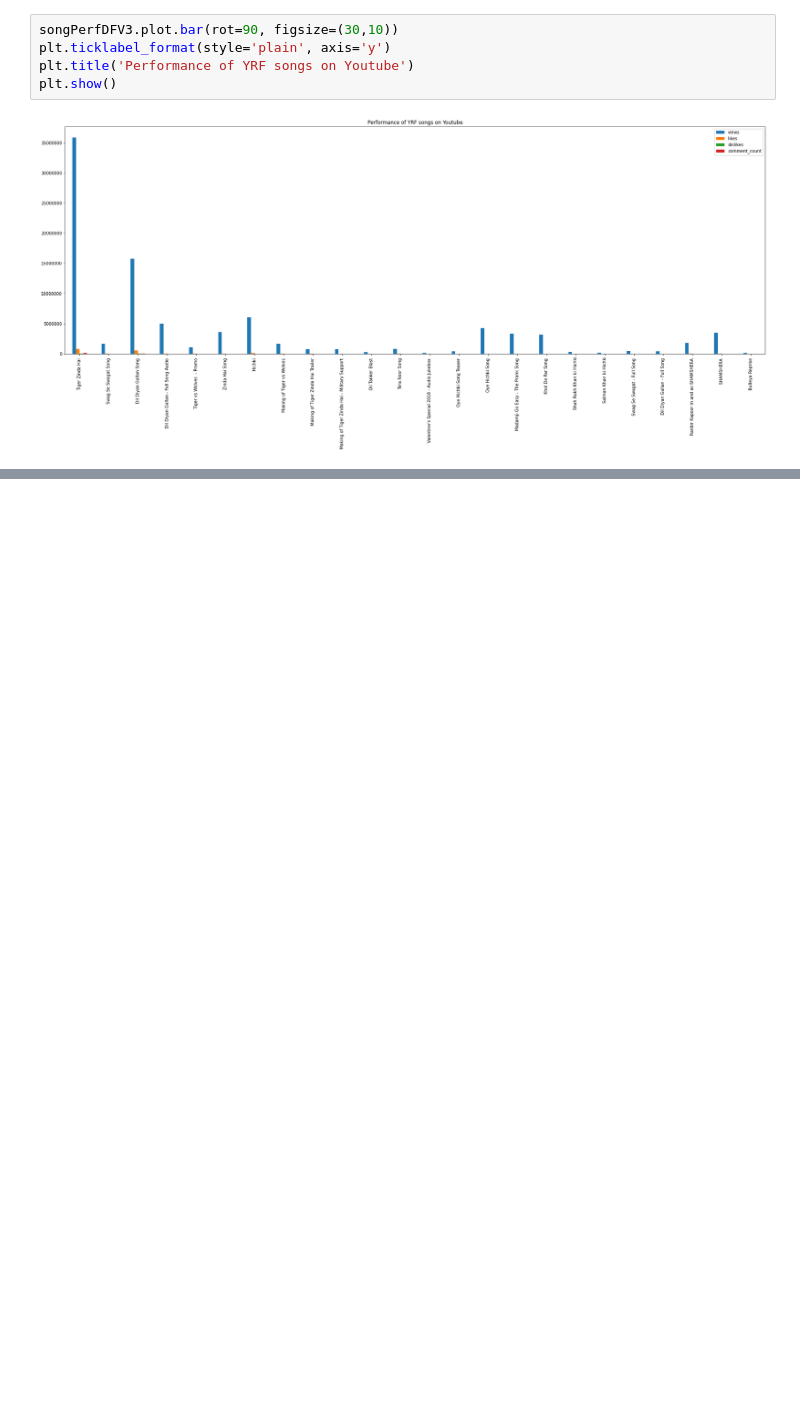
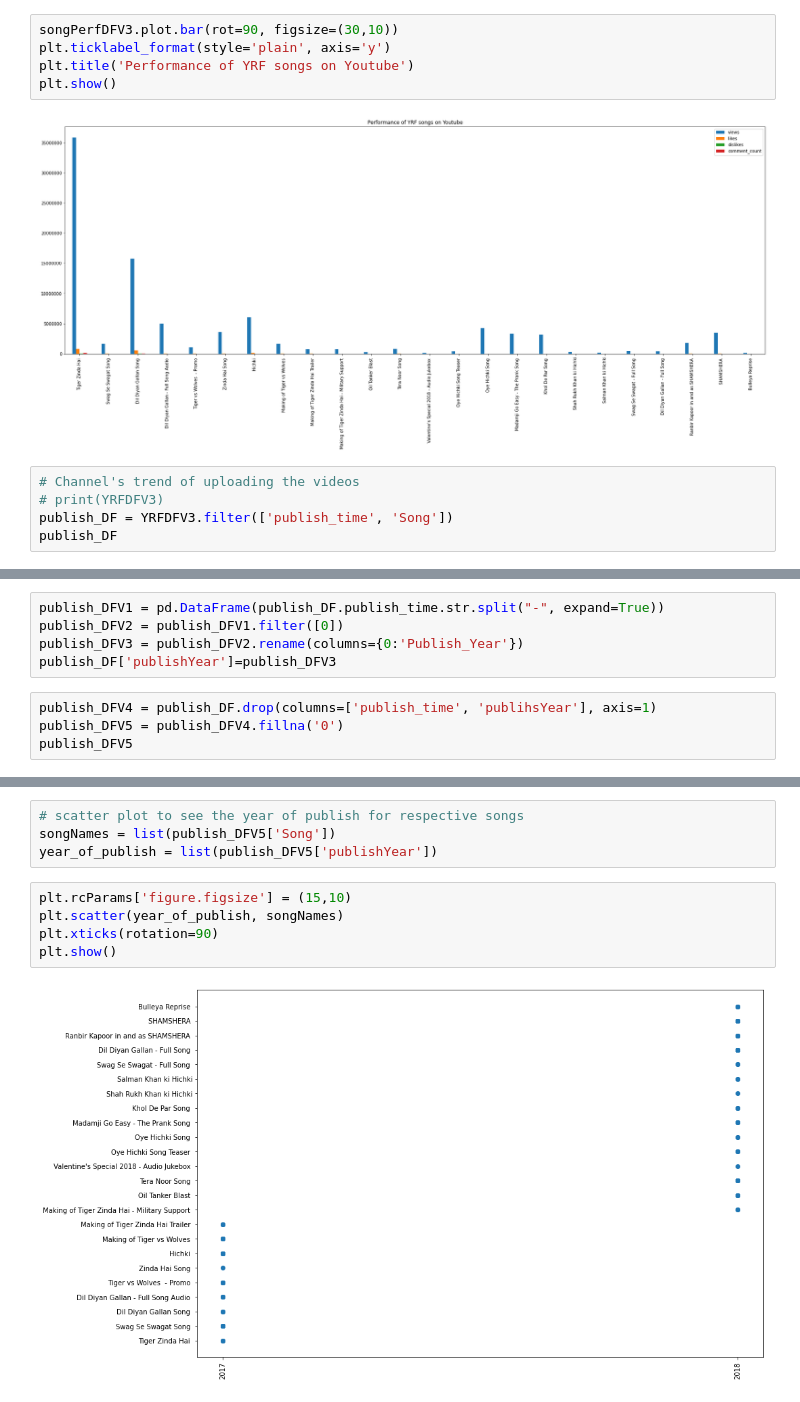
Before and after one commit to kartikay89/Data-Analysis, a Jupyter notebook: Youtube.ipynb, the cells around one changed output, grey strips where cells are left out. Cells and saved outputs as stored; diff of their text form; blank space fills up the shorter version.

```diff
--- a/Youtube.ipynb
+++ b/Youtube.ipynb
@@ -198,3 +198,8 @@ plt.title('Performance of YRF songs on Youtube')
 plt.show()
 # %% [output]
 [figure]
+# %%
+# Channel's trend of uploading the videos
+# print(YRFDFV3)
+publish_DF = YRFDFV3.filter(['publish_time', 'Song'])
+publish_DF
@@ -200,0 +220,9 @@ plt.show()
+# %%
+publish_DFV1 = pd.DataFrame(publish_DF.publish_time.str.split("-", expand=True))
+publish_DFV2 = publish_DFV1.filter([0])
+publish_DFV3 = publish_DFV2.rename(columns={0:'Publish_Year'})
+publish_DF['publishYear']=publish_DFV3
+# %%
+publish_DFV4 = publish_DF.drop(columns=['publish_time', 'publihsYear'], axis=1)
+publish_DFV5 = publish_DFV4.fillna('0')
+publish_DFV5
@@ -200,0 +243,11 @@ plt.show()
+# %%
+# scatter plot to see the year of publish for respective songs
+songNames = list(publish_DFV5['Song'])
+year_of_publish = list(publish_DFV5['publishYear'])
+# %%
+plt.rcParams['figure.figsize'] = (15,10)
+plt.scatter(year_of_publish, songNames)
+plt.xticks(rotation=90)
+plt.show()
+# %% [output]
+[figure, added]
```
Also changed, not shown: parts of 8 cells of this notebook.
